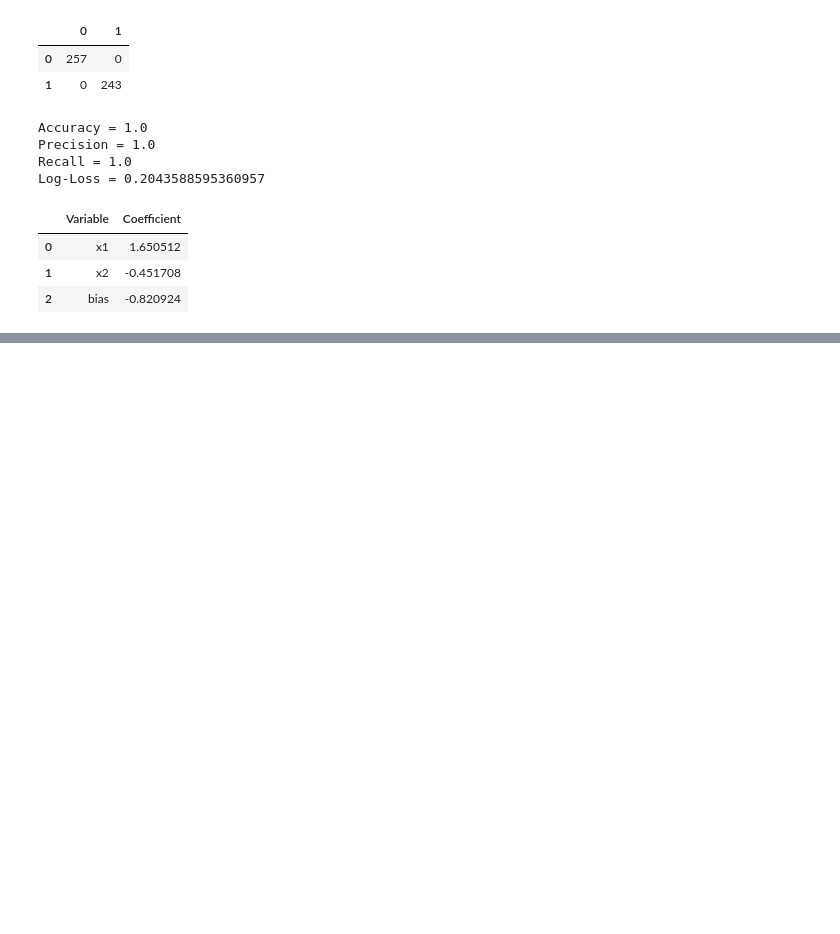
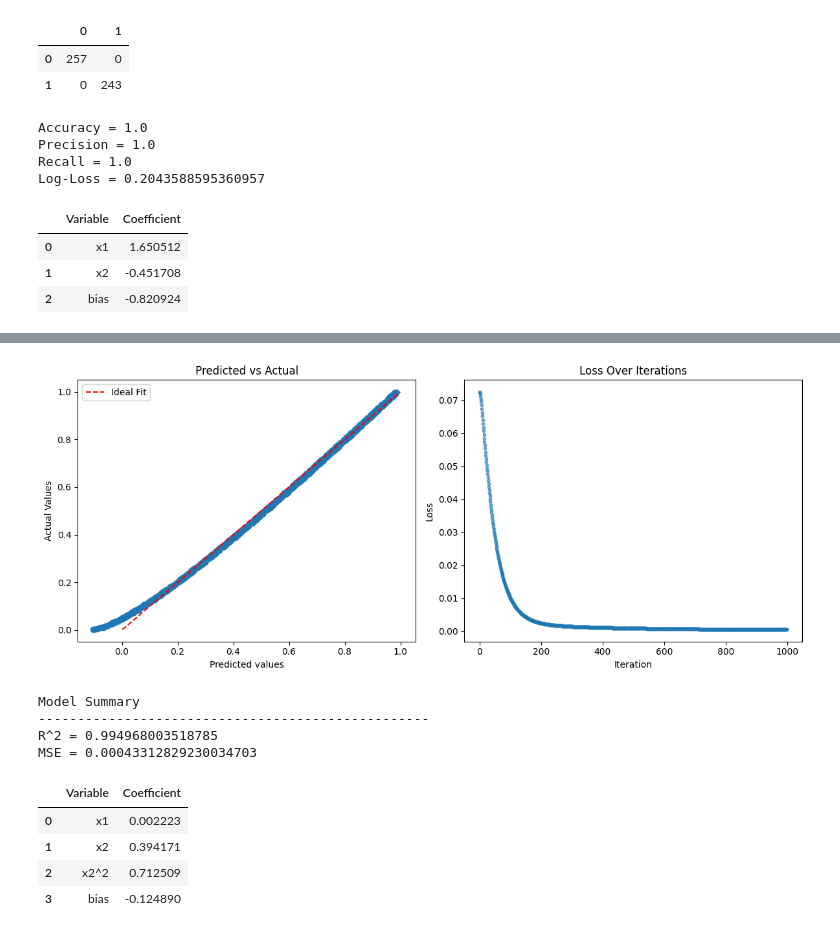
Before and after one commit to DomingoPC/ml-models, a Jupyter notebook: linear-regression.ipynb, the cells around one changed output, grey strips where cells are left out. Saved outputs shown, nothing was run; the diff lists cells and outputs as text; code cells hidden in the pictures; blank space fills up the shorter version.

Commit message:
Polynomial Linear Regression

```diff
--- a/linear-regression.ipynb
+++ b/linear-regression.ipynb
@@ -444,0 +447,15 @@ Log-Loss = 0.2043588595360957
+# %%
+# Example data
+N = 1000
+y = np.random.random(size=N)
+data = pd.DataFrame.from_dict(
+    {
+        'y': y,
+        'x1': np.random.randint(low=0, high=5, size=N),
+        'x2': np.sqrt(y)
+    }
+)
+
+formula = 'y~ x1+ x2^2 +  x2'
+
+display(data.head())
@@ -444,0 +471,4 @@ Log-Loss = 0.2043588595360957
+# %%
+from auxiliary_functions import pandas_df_from_formula
+df = pandas_df_from_formula(formula, data)
+display(df.head())
@@ -444,0 +482,15 @@ Log-Loss = 0.2043588595360957
+# %%
+multivariate_model = linear_regression(df, y_name='y', x_names=('x1', 'x2', 'x2^2'))
+multivariate_model.train()
+multivariate_model.summary()
+# %% [output]
+[figure, added]
+Model Summary
+--------------------------------------------------
+R^2 = 0.994968003518785
+MSE = 0.00043312829230034703
+|  | Variable | Coefficient |
+| 0 | x1 | 0.002223 |
+| 1 | x2 | 0.394171 |
+| 2 | x2^2 | 0.712509 |
+| 3 | bias | -0.124890 |
```
Also changed, not shown: parts of 5 cells of this notebook, 1 other file.
